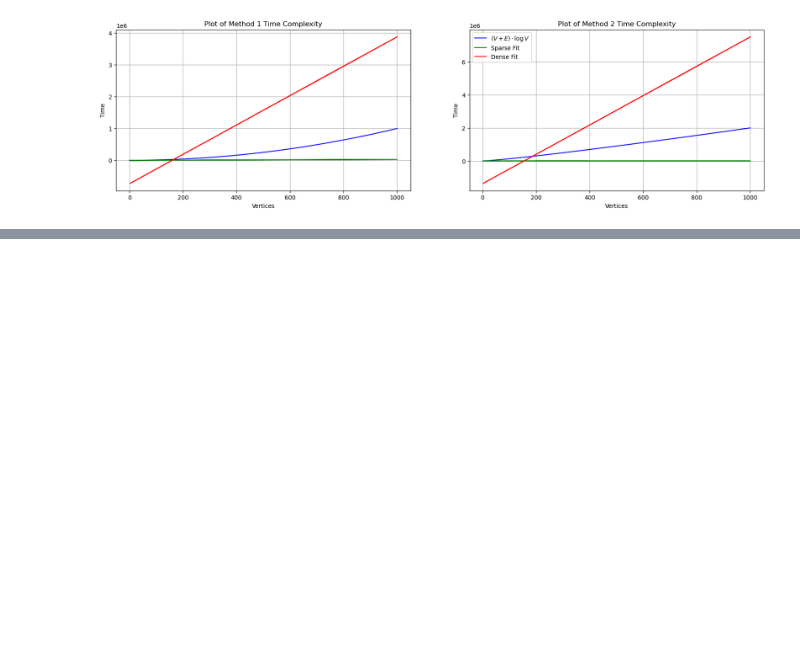
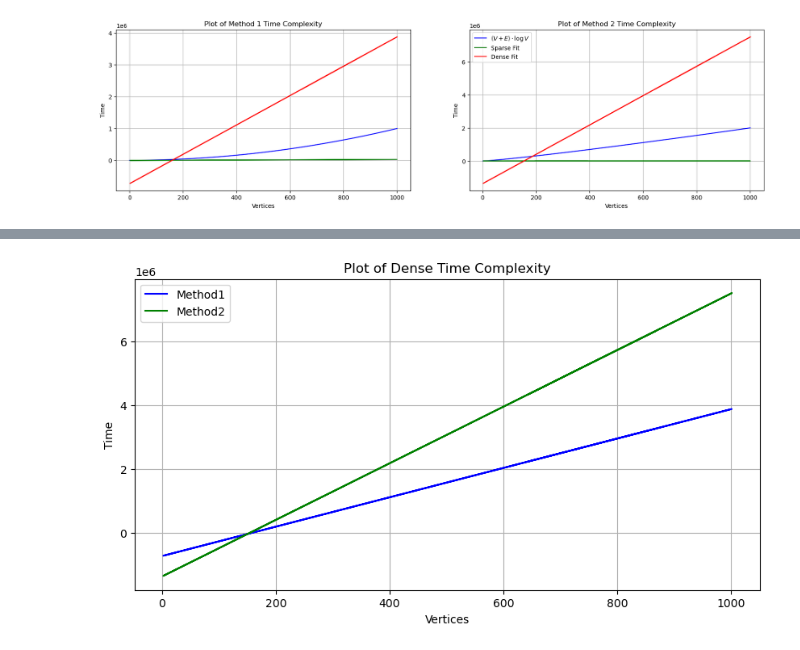
Before and after one commit to ChoWei0310/SC2001-Algorithm-Design, a Jupyter notebook: Lab2/SC2001_ExampleClass_2.ipynb, the cells around one changed output, grey strips where cells are left out. Cells and saved outputs as stored; diff of their text form; code cells hidden in the pictures; blank space fills up the shorter version.

```diff
--- a/Lab2/SC2001_ExampleClass_2.ipynb
+++ b/Lab2/SC2001_ExampleClass_2.ipynb
@@ -492,0 +509,14 @@ plt.show()
+# %%
+# Plot for Dense
+plt.figure(figsize = (10,5))
+plt.plot(method1_df_dense['Vertices'], dense_line_vertices1, '-', color='b', label='Method1')
+plt.plot(method2_df_dense['Vertices'], dense_line_vertices2, '-', color='g', label='Method2')
+plt.title('Plot of Dense Time Complexity')
+plt.xlabel('Vertices')
+plt.ylabel('Time')
+plt.grid(True)
+
+plt.legend()
+plt.show()
+# %% [output]
+[figure, added]
```
Also changed, not shown: parts of 3 cells of this notebook.
